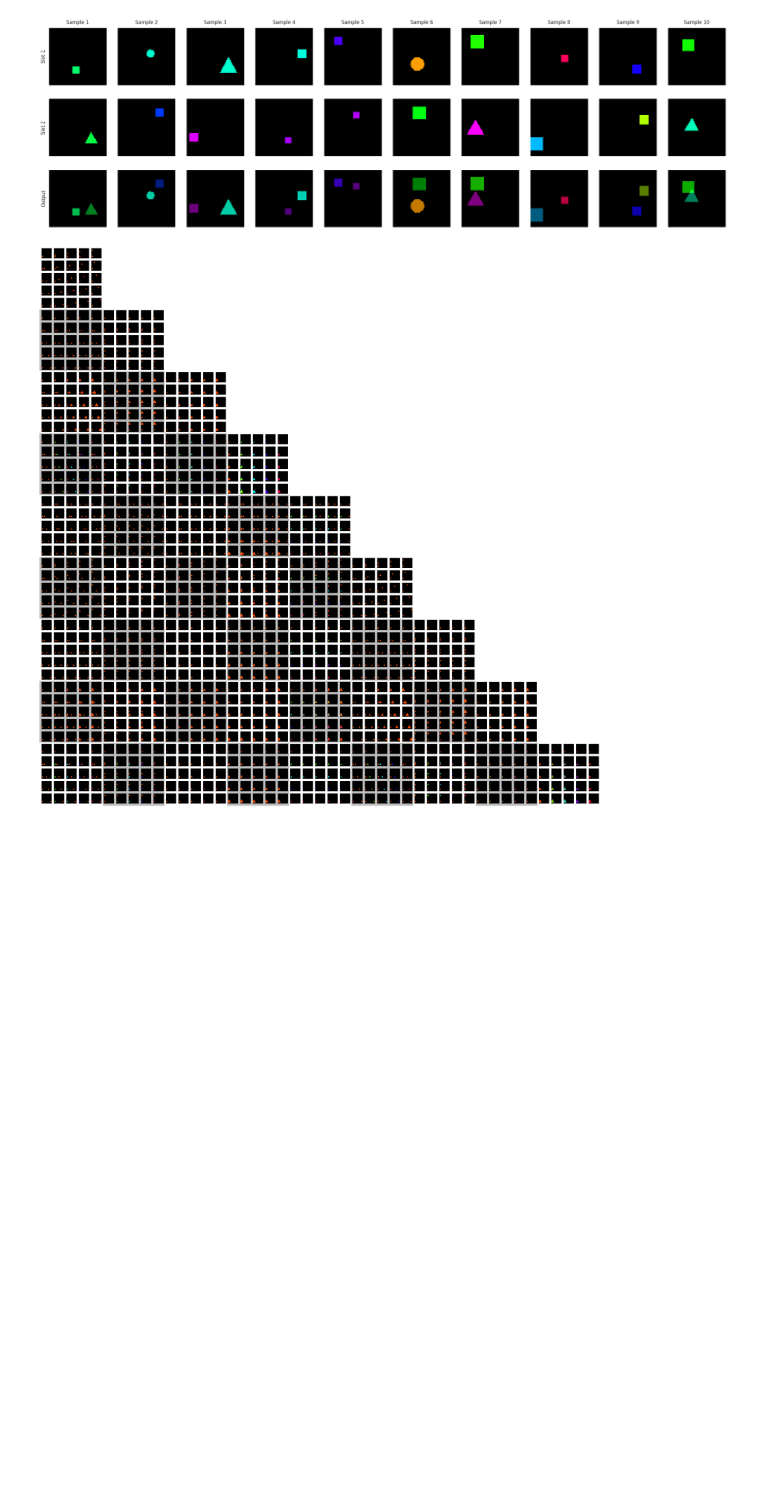
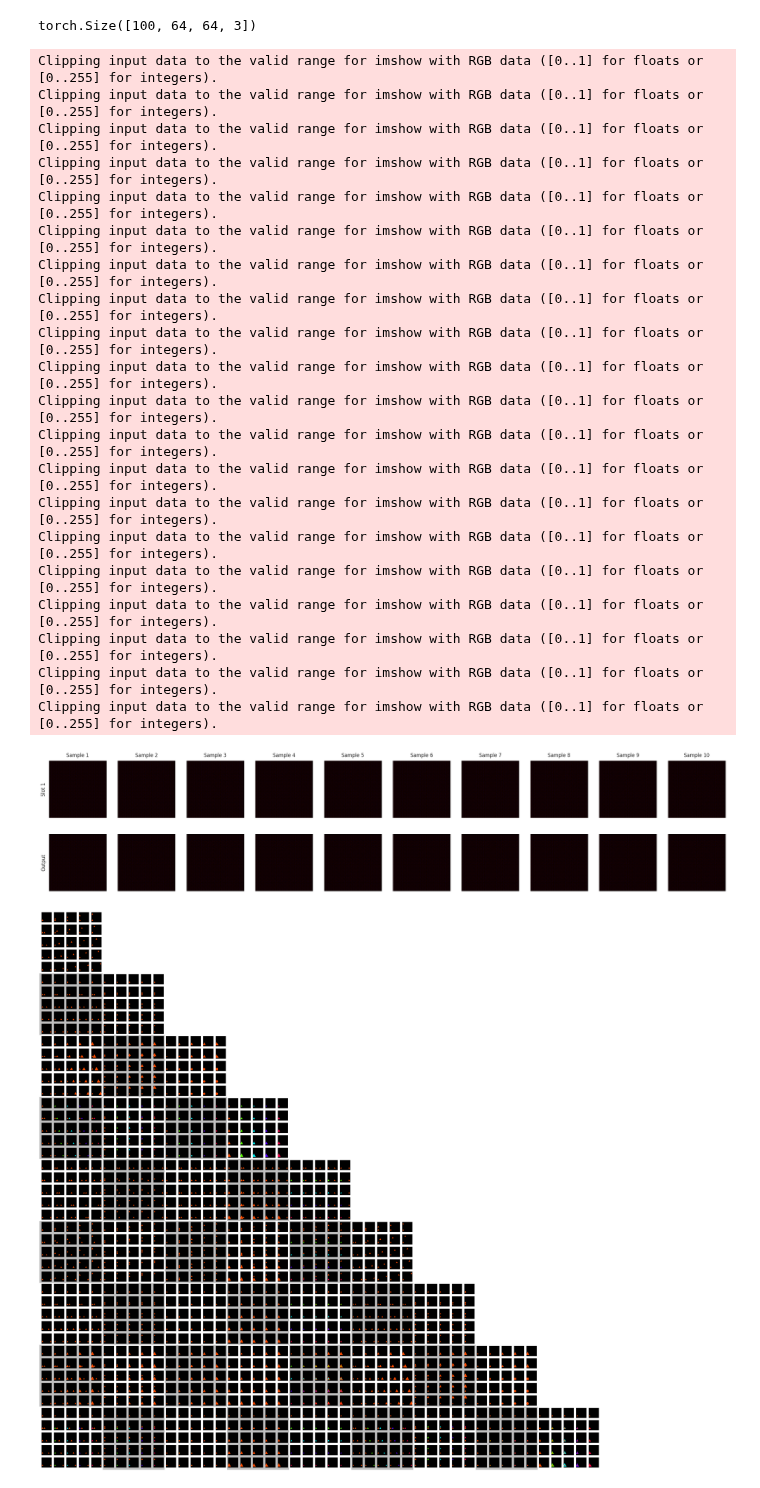
Before and after one commit to brendel-group/compositional-ood-generalization, a Jupyter notebook: notebooks/test.ipynb, the cells around one changed output. Drawn from its saved outputs; the diff is of its cells as text; code cells hidden in the pictures; blank space fills up the shorter version.

```diff
--- a/notebooks/test.ipynb
+++ b/notebooks/test.ipynb
@@ -17,28 +17,52 @@ else:
     dev = "cpu"
 dev = torch.device(dev)
 # %%
-D = [5, 5]
-M = [[64, 64, 3], [64, 64, 3]]
+D = [5]
+M = [[64, 64, 3]]
 grid_size = 11
 
 z = sample_latents(D, "random", n_samples=100, grid_size=grid_size)
 z = scale_latents(z)
 
-phi = ParallelSlots([SpriteworldRenderer(d_in, d_out) for d_in, d_out in zip(D, M)])
-C = OccludedAdd(add="hardsigmoid")
+phi = ParallelSlots([DeconvMLP(d_in, d_out) for d_in, d_out in zip(D, M)])
+C = Add()
 f = CompositionalFunction(C, phi).to(dev)
 f.eval()
 
 with torch.no_grad():
-    x = f(z.to(dev))
+    x, slots = f(z.to(dev), return_slot_outputs=True)
+print(x.shape)
+# %% [output]
+torch.Size([100, 64, 64, 3])
 # %%
 visualize_latents(z, D, grid_size)
 # %%
 z = sample_latents(D, "random", n_samples=10, grid_size=grid_size)
 z = scale_latents(z)
-visualize_slots_and_output(*f.to("cpu")(z[:10], return_slot_outputs=True))
+x, slots = f.to("cpu")(z[:10], return_slot_outputs=True)
+visualize_slots_and_output(x, slots)
 # %% [output]
+Clipping input data to the valid range for imshow with RGB data ([0..1] for floats or [0..255] for integers).
+Clipping input data to the valid range for imshow with RGB data ([0..1] for floats or [0..255] for integers).
+Clipping input data to the valid range for imshow with RGB data ([0..1] for floats or [0..255] for integers).
+Clipping input data to the valid range for imshow with RGB data ([0..1] for floats or [0..255] for integers).
+Clipping input data to the valid range for imshow with RGB data ([0..1] for floats or [0..255] for integers).
+Clipping input data to the valid range for imshow with RGB data ([0..1] for floats or [0..255] for integers).
+Clipping input data to the valid range for imshow with RGB data ([0..1] for floats or [0..255] for integers).
+Clipping input data to the valid range for imshow with RGB data ([0..1] for floats or [0..255] for integers).
+Clipping input data to the valid range for imshow with RGB data ([0..1] for floats or [0..255] for integers).
+Clipping input data to the valid range for imshow with RGB data ([0..1] for floats or [0..255] for integers).
+Clipping input data to the valid range for imshow with RGB data ([0..1] for floats or [0..255] for integers).
+Clipping input data to the valid range for imshow with RGB data ([0..1] for floats or [0..255] for integers).
+Clipping input data to the valid range for imshow with RGB data ([0..1] for floats or [0..255] for integers).
+Clipping input data to the valid range for imshow with RGB data ([0..1] for floats or [0..255] for integers).
+Clipping input data to the valid range for imshow with RGB data ([0..1] for floats or [0..255] for integers).
+Clipping input data to the valid range for imshow with RGB data ([0..1] for floats or [0..255] for integers).
+Clipping input data to the valid range for imshow with RGB data ([0..1] for floats or [0..255] for integers).
+Clipping input data to the valid range for imshow with RGB data ([0..1] for floats or [0..255] for integers).
+Clipping input data to the valid range for imshow with RGB data ([0..1] for floats or [0..255] for integers).
+Clipping input data to the valid range for imshow with RGB data ([0..1] for floats or [0..255] for integers).
-[figure, old version]
+[figure, new version]
 # %%
 transform = lambda z: scale_latents(z, ranges)
 visualize_output_grid(f, plot_size=3)
```
Also changed, not shown: 1 other file.
